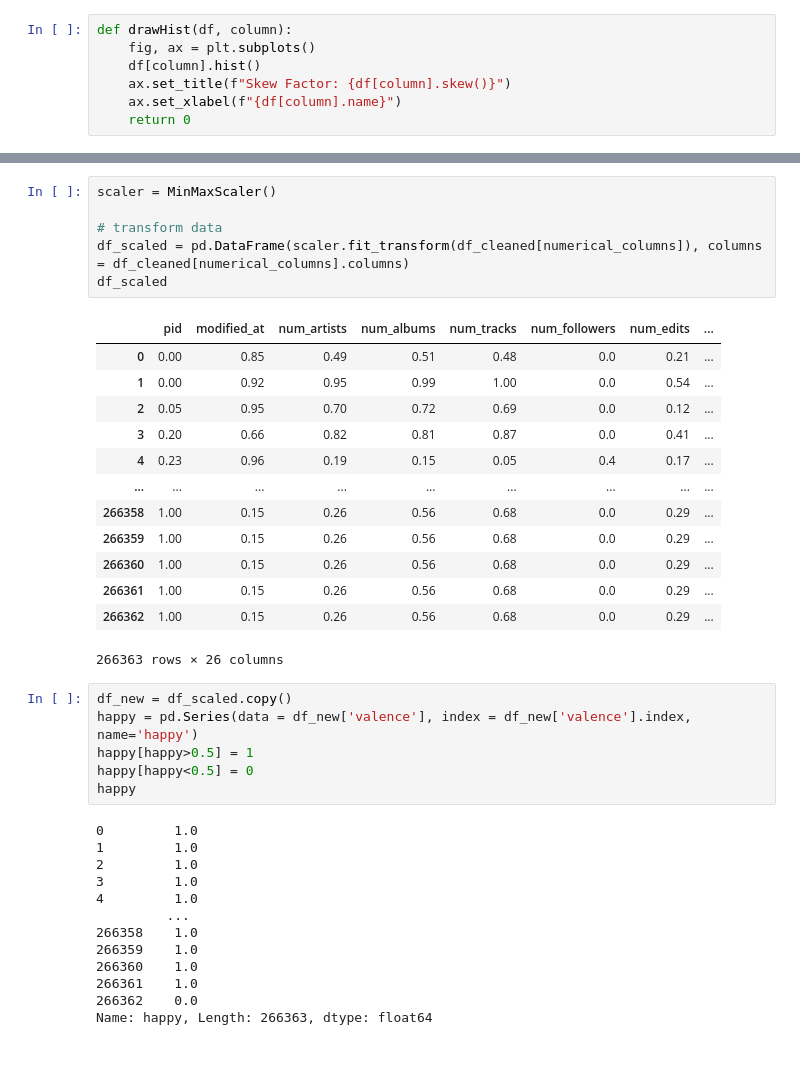
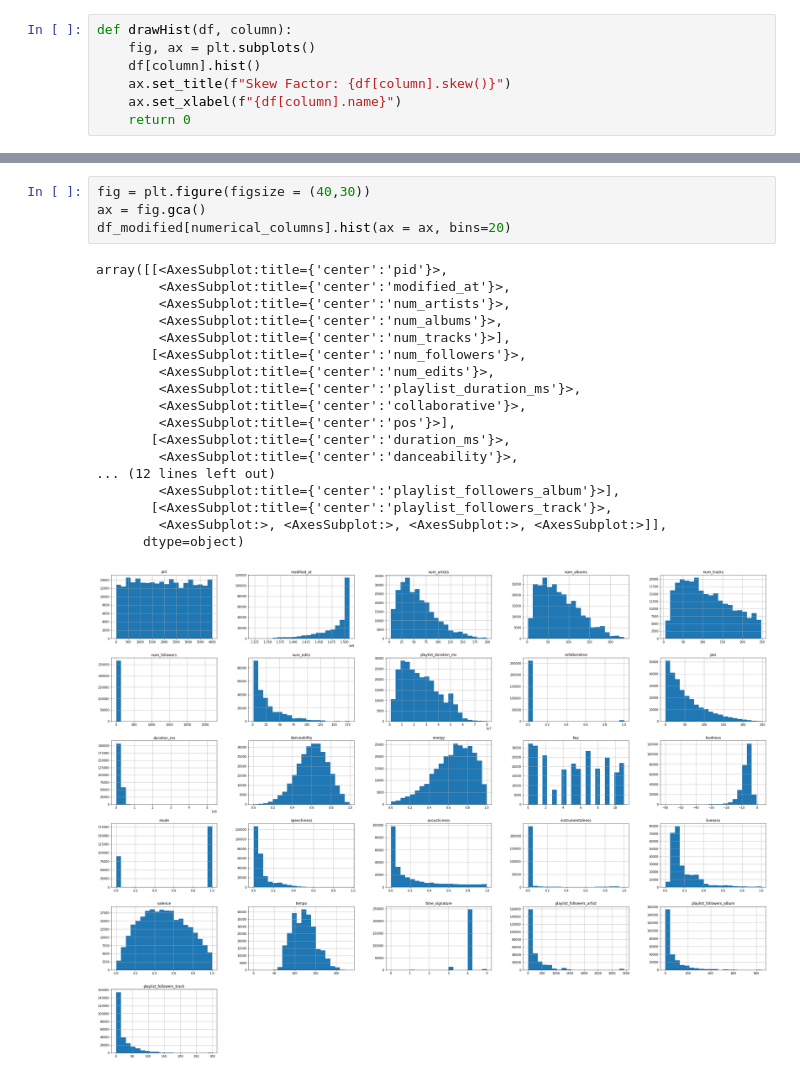
Before and after one commit to mahmoud1yaser/Spotify-Recommendation-System-Notebooks, a Jupyter notebook: ml task 1.ipynb, the cells around one changed output, grey strips where cells are left out. Drawn from its saved outputs; the diff is of its cells as text.

```diff
--- a/ml task 1.ipynb
+++ b/ml task 1.ipynb
@@ -302,39 +201,23 @@ See the caveats in the documentation: https://pandas.pydata.org/pandas-docs/stab
 # %%
-scaler = MinMaxScaler()
-
-# transform data
-df_scaled = pd.DataFrame(scaler.fit_transform(df_cleaned[numerical_columns]), columns = df_cleaned[numerical_columns].columns)
-df_scaled
+fig = plt.figure(figsize = (40,30))
+ax = fig.gca()
+df_modified[numerical_columns].hist(ax = ax, bins=20)
 # %% [output]
-|  | pid | modified_at | num_artists | num_albums | num_tracks | num_followers | num_edits | ... |
-| 0 | 0.00 | 0.85 | 0.49 | 0.51 | 0.48 | 0.0 | 0.21 | ... |
-| 1 | 0.00 | 0.92 | 0.95 | 0.99 | 1.00 | 0.0 | 0.54 | ... |
-| 2 | 0.05 | 0.95 | 0.70 | 0.72 | 0.69 | 0.0 | 0.12 | ... |
-| 3 | 0.20 | 0.66 | 0.82 | 0.81 | 0.87 | 0.0 | 0.41 | ... |
-| 4 | 0.23 | 0.96 | 0.19 | 0.15 | 0.05 | 0.4 | 0.17 | ... |
-| ... | ... | ... | ... | ... | ... | ... | ... | ... |
-| 266358 | 1.00 | 0.15 | 0.26 | 0.56 | 0.68 | 0.0 | 0.29 | ... |
-| 266359 | 1.00 | 0.15 | 0.26 | 0.56 | 0.68 | 0.0 | 0.29 | ... |
-| 266360 | 1.00 | 0.15 | 0.26 | 0.56 | 0.68 | 0.0 | 0.29 | ... |
-| 266361 | 1.00 | 0.15 | 0.26 | 0.56 | 0.68 | 0.0 | 0.29 | ... |
-| 266362 | 1.00 | 0.15 | 0.26 | 0.56 | 0.68 | 0.0 | 0.29 | ... |
-266363 rows × 26 columns
+array([[<AxesSubplot:title={'center':'pid'}>,
+        <AxesSubplot:title={'center':'modified_at'}>,
+        <AxesSubplot:title={'center':'num_artists'}>,
+        <AxesSubplot:title={'center':'num_albums'}>,
+        <AxesSubplot:title={'center':'num_tracks'}>],
+       [<AxesSubplot:title={'center':'num_followers'}>,
+        <AxesSubplot:title={'center':'num_edits'}>,
+        <AxesSubplot:title={'center':'playlist_duration_ms'}>,
+        <AxesSubplot:title={'center':'collaborative'}>,
+        <AxesSubplot:title={'center':'pos'}>],
+       [<AxesSubplot:title={'center':'duration_ms'}>,
+        <AxesSubplot:title={'center':'danceability'}>,
+... (12 lines left out)
+        <AxesSubplot:title={'center':'playlist_followers_album'}>],
+       [<AxesSubplot:title={'center':'playlist_followers_track'}>,
+        <AxesSubplot:>, <AxesSubplot:>, <AxesSubplot:>, <AxesSubplot:>]],
+      dtype=object)
+[figure, added]
-# %%
-df_new = df_scaled.copy()
-happy = pd.Series(data = df_new['valence'], index = df_new['valence'].index, name='happy')
-happy[happy>0.5] = 1
-happy[happy<0.5] = 0
-happy
-# %% [output]
-0         1.0
-1         1.0
-2         1.0
-3         1.0
-4         1.0
-         ...
-266358    1.0
-266359    1.0
-266360    1.0
-266361    1.0
-266362    0.0
-Name: happy, Length: 266363, dtype: float64
```
Also changed, not shown: parts of 58 cells of this notebook.
